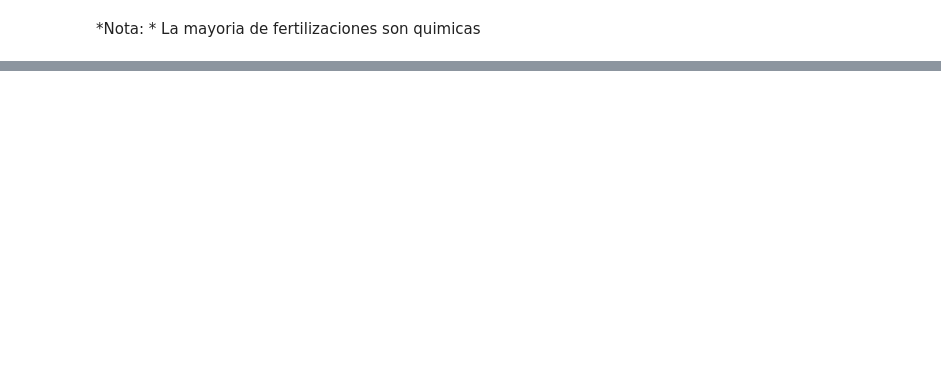
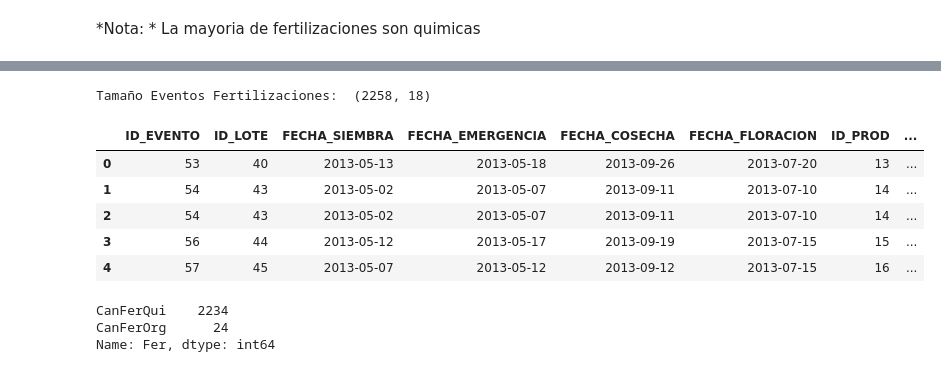
Before and after one commit to GermanMoran/TesisMaestria, a Jupyter notebook: codigos/LIMPIEZA_DATOS.ipynb, the cells around one changed output, grey strips where cells are left out. Cells and saved outputs as stored; diff of their text form; code cells hidden in the pictures; blank space fills up the shorter version.

```diff
--- a/codigos/LIMPIEZA_DATOS.ipynb
+++ b/codigos/LIMPIEZA_DATOS.ipynb
@@ -962,0 +976,20 @@ frecFer
+# %%
+# Se realiza un merge entre [Eventos para fechas y fertilizaciones | ID EVENTO]
+fertilizacionesEnEventos = pd.merge(eventosParaFechas,fertilizaciones,how='inner')
+print("Tamaño Eventos Fertilizaciones: ", fertilizacionesEnEventos.shape)
+fertilizacionesEnEventos.head(5)
+# %% [output]
+Tamaño Eventos Fertilizaciones:  (2258, 18)
+|  | ID_EVENTO | ID_LOTE | FECHA_SIEMBRA | FECHA_EMERGENCIA | FECHA_COSECHA | FECHA_FLORACION | ID_PROD | ... |
+| 0 | 53 | 40 | 2013-05-13 | 2013-05-18 | 2013-09-26 | 2013-07-20 | 13 | ... |
+| 1 | 54 | 43 | 2013-05-02 | 2013-05-07 | 2013-09-11 | 2013-07-10 | 14 | ... |
+| 2 | 54 | 43 | 2013-05-02 | 2013-05-07 | 2013-09-11 | 2013-07-10 | 14 | ... |
+| 3 | 56 | 44 | 2013-05-12 | 2013-05-17 | 2013-09-19 | 2013-07-15 | 15 | ... |
+| 4 | 57 | 45 | 2013-05-07 | 2013-05-12 | 2013-09-12 | 2013-07-15 | 16 | ... |
+# %%
+# Conteo especifico de la categoria FER
+fertilizacionesEnEventos.Fer.value_counts()
+# %% [output]
+CanFerQui    2234
+CanFerOrg      24
+Name: Fer, dtype: int64
```
Also changed, not shown: parts of 23 cells of this notebook, 4 other files.
